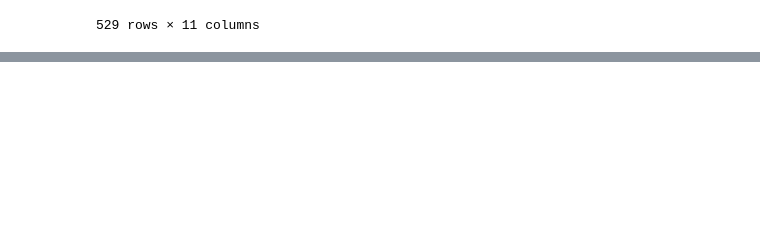
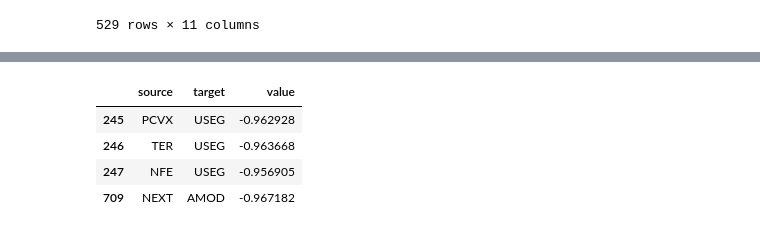
Before and after one commit to AHY123/Stock_Data_Network, a Jupyter notebook: beta_force_directed_data.ipynb, the cells around one changed output, grey strips where cells are left out. Drawn from its saved outputs; the diff is of its cells as text; code cells hidden in the pictures; blank space fills up the shorter version.

```diff
--- a/beta_force_directed_data.ipynb
+++ b/beta_force_directed_data.ipynb
@@ -146,3 +146,11 @@ with open(file_path, 'w') as json_file:
 # matrix[links['source'] == 'TSLA']
 # %%
 # matrix.loc['TSLA'].sort_values(ascending=False)
+# %%
+links[links['value'] < 0]
+# %% [output]
+|  | source | target | value |
+| 245 | PCVX | USEG | -0.962928 |
+| 246 | TER | USEG | -0.963668 |
+| 247 | NFE | USEG | -0.956905 |
+| 709 | NEXT | AMOD | -0.967182 |
```
Also changed, not shown: parts of 3 cells of this notebook, 15 other files.
